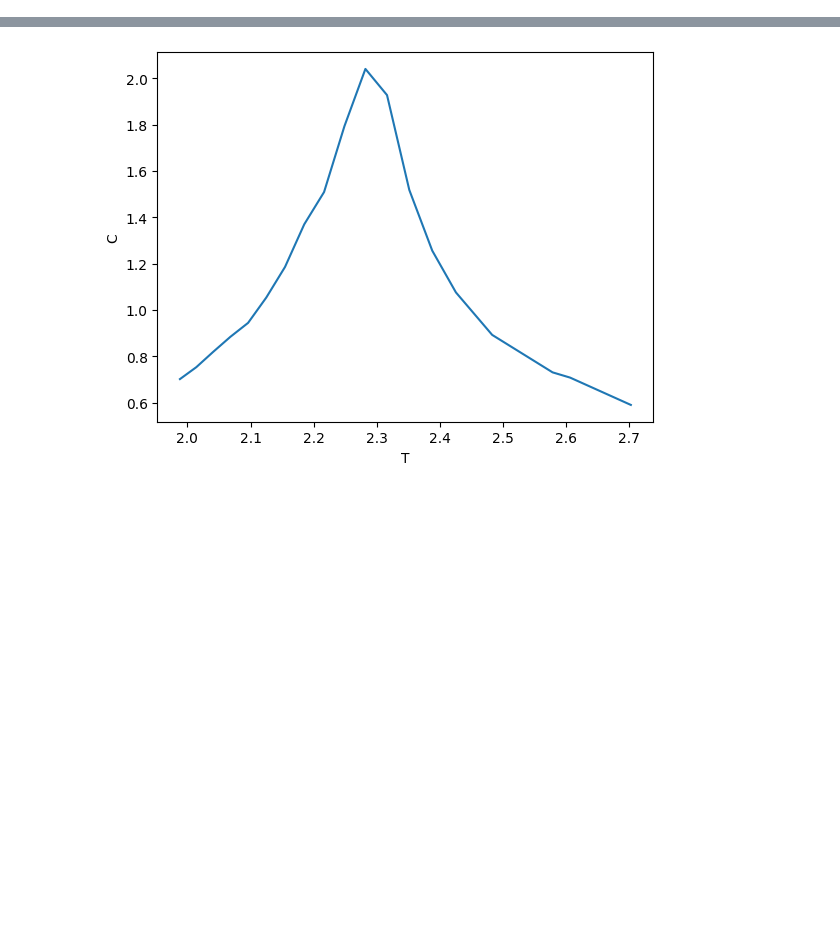
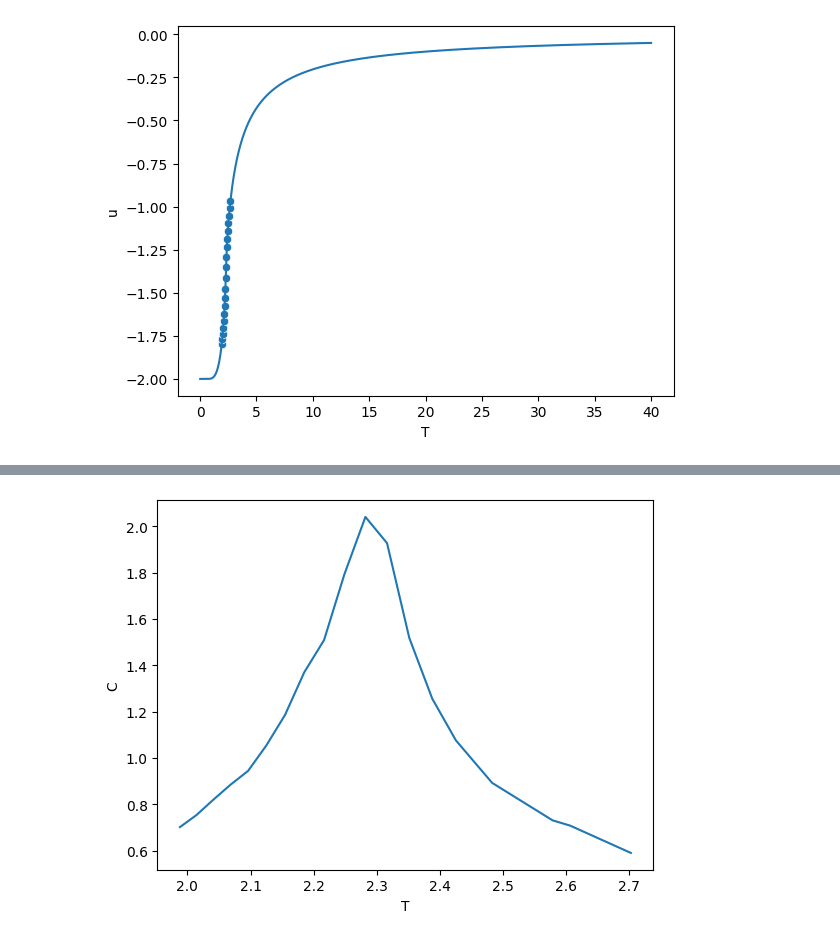
Before and after one commit to mxburns2022/PT-ICM, a Jupyter notebook: scratch.ipynb, the cells around one changed output, grey strips where cells are left out. Saved outputs shown, nothing was run; the diff lists cells and outputs as text; code cells hidden in the pictures; blank space fills up the shorter version.

```diff
--- a/scratch.ipynb
+++ b/scratch.ipynb
@@ -5,0 +57,7 @@ import matplotlib.pyplot as plt
+# %%
+fig, ax = plt.subplots()
+sns.lineplot(ax=ax,data=true_u, x='T', y='u')
+sns.scatterplot(ax=ax, data=df, x='T', y='u')
+plt.show()
+# %% [output]
+[figure, added]
```
Also changed, not shown: parts of 5 cells of this notebook, 13 other files.
